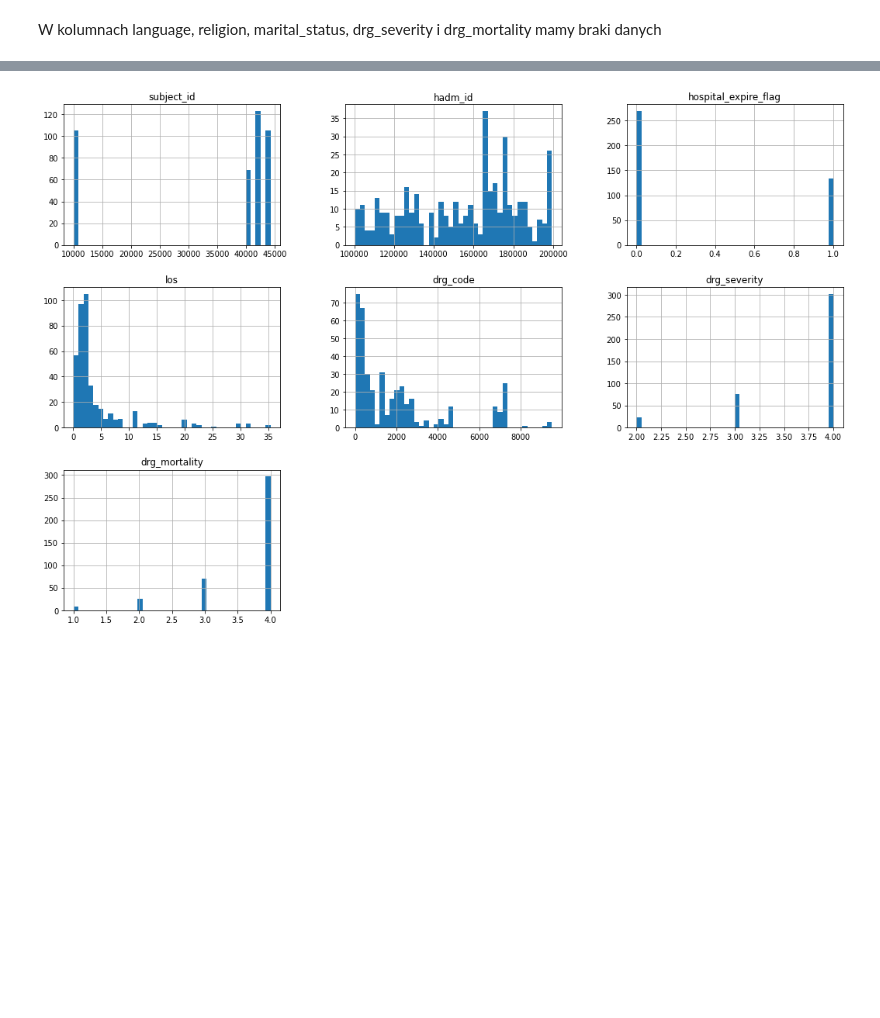
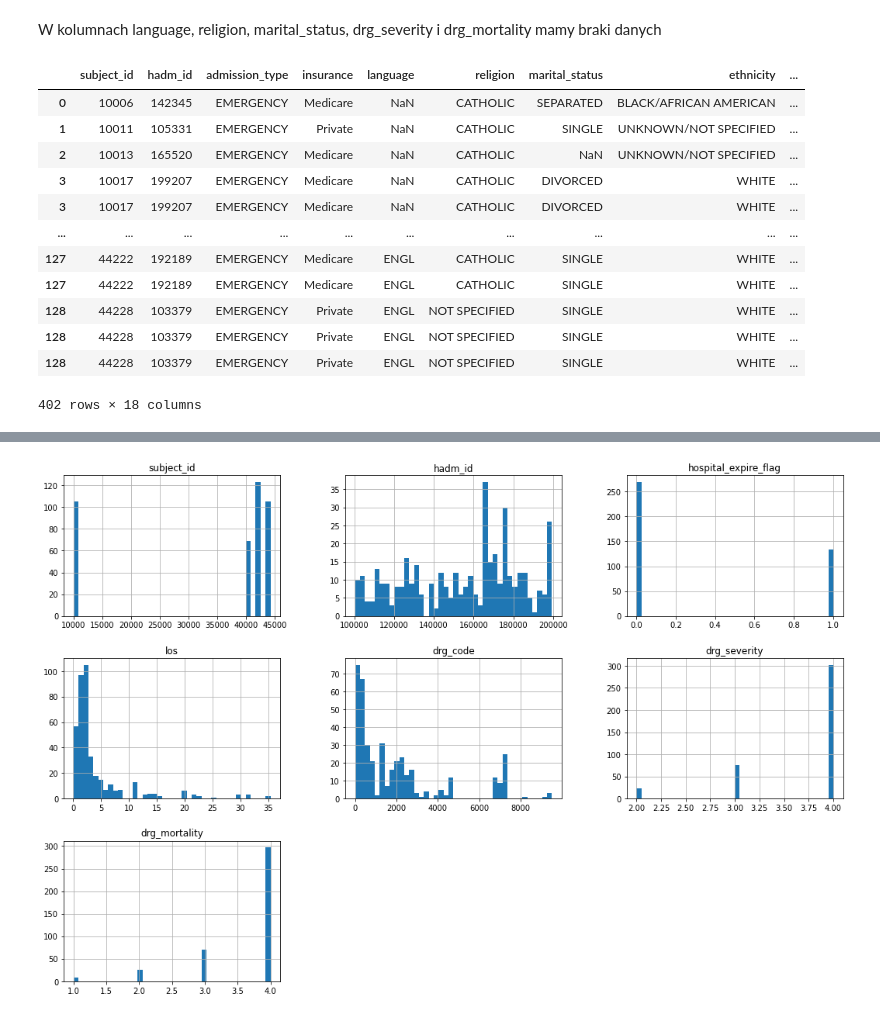
Before and after one commit to okcze/WB2021_projekt, a Jupyter notebook: PD3.ipynb, the cells around one changed output, grey strips where cells are left out. Cells and saved outputs as stored; diff of their text form; code cells hidden in the pictures; blank space fills up the shorter version.

```diff
--- a/PD3.ipynb
+++ b/PD3.ipynb
@@ -72,6 +72,30 @@ df
 Zmienna celu to: hospital_expire_flag
 # %% [markdown]
 W kolumnach language, religion, marital_status, drg_severity i drg_mortality mamy braki danych
+# %%
+from datetime import datetime
+
+df['admittime'] =  pd.to_datetime(df['admittime'], format='%Y-%m-%d %H:%M:%S')
+df['dischtime'] =  pd.to_datetime(df['dischtime'], format='%Y-%m-%d %H:%M:%S')
+length = df["dischtime"] - df["admittime"]
+length.rename("my_name")
+df['length'] = length
+df = df.drop(['admittime', 'dischtime'], axis=1)
+df
+# %% [output]
+|  | subject_id | hadm_id | admission_type | insurance | language | religion | marital_status | ethnicity | ... |
+| 0 | 10006 | 142345 | EMERGENCY | Medicare | NaN | CATHOLIC | SEPARATED | BLACK/AFRICAN AMERICAN | ... |
+| 1 | 10011 | 105331 | EMERGENCY | Private | NaN | CATHOLIC | SINGLE | UNKNOWN/NOT SPECIFIED | ... |
+| 2 | 10013 | 165520 | EMERGENCY | Medicare | NaN | CATHOLIC | NaN | UNKNOWN/NOT SPECIFIED | ... |
+| 3 | 10017 | 199207 | EMERGENCY | Medicare | NaN | CATHOLIC | DIVORCED | WHITE | ... |
+| 3 | 10017 | 199207 | EMERGENCY | Medicare | NaN | CATHOLIC | DIVORCED | WHITE | ... |
+| ... | ... | ... | ... | ... | ... | ... | ... | ... | ... |
+| 127 | 44222 | 192189 | EMERGENCY | Medicare | ENGL | CATHOLIC | SINGLE | WHITE | ... |
+| 127 | 44222 | 192189 | EMERGENCY | Medicare | ENGL | CATHOLIC | SINGLE | WHITE | ... |
+| 128 | 44228 | 103379 | EMERGENCY | Private | ENGL | NOT SPECIFIED | SINGLE | WHITE | ... |
+| 128 | 44228 | 103379 | EMERGENCY | Private | ENGL | NOT SPECIFIED | SINGLE | WHITE | ... |
+| 128 | 44228 | 103379 | EMERGENCY | Private | ENGL | NOT SPECIFIED | SINGLE | WHITE | ... |
+402 rows × 18 columns
 # %%
 # Dokonamy imputacji zmiennych kategorycznych
 df['language'] = df['language'].fillna('Missing_language')
```
Also changed, not shown: parts of 1 cell of this notebook.
